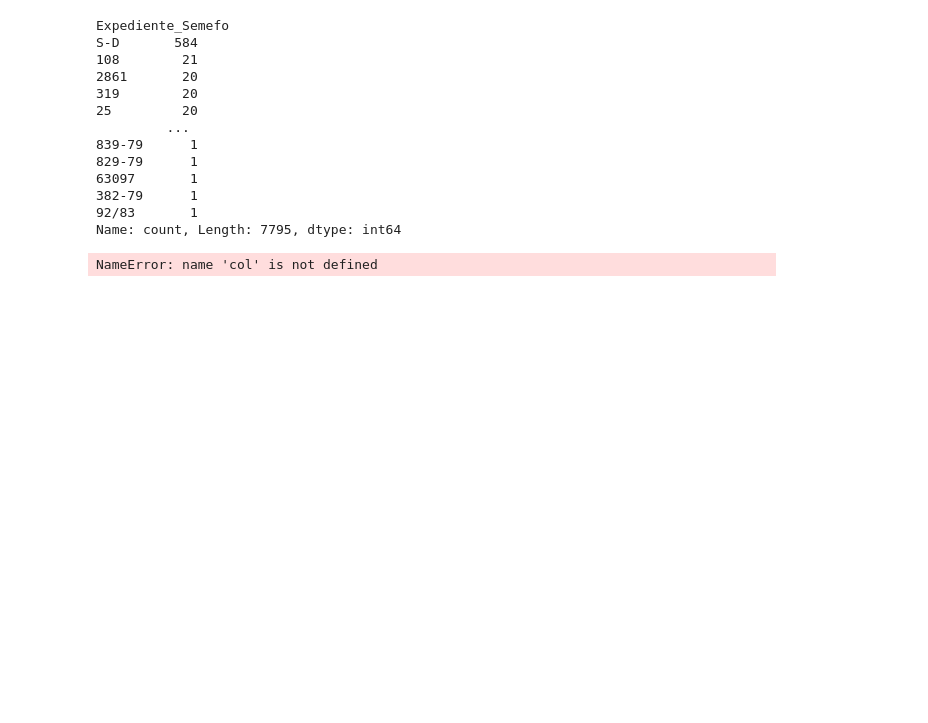
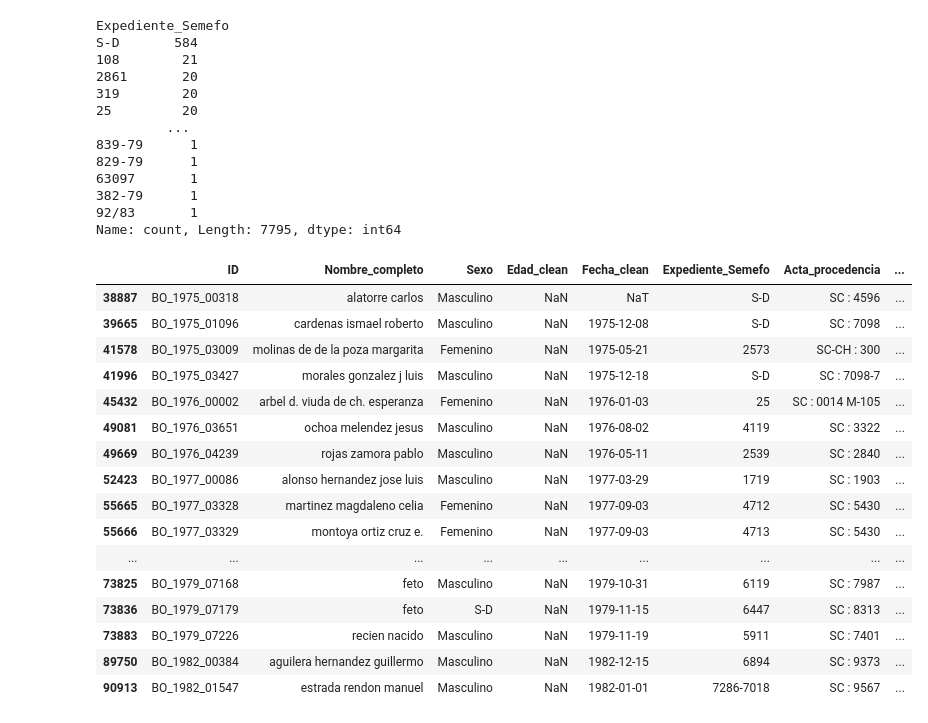
Before and after one commit to mar-esther23/SEMEFO_busqueda, a Jupyter notebook: BO_revision.ipynb, the cells around one changed output. Cells and saved outputs as stored; diff of their text form; code cells hidden in the pictures; blank space fills up the shorter version.

Commit message:
Diagnosticos

```diff
--- a/BO_revision.ipynb
+++ b/BO_revision.ipynb
@@ -76,0 +103,4 @@ df
+# %%
+df = pd.read_pickle('data_raw/SEMEFO_BO_all_revision.pkl')
+df.reset_index(inplace=True)
+df
@@ -521,7 +565,25 @@ S-D       584
 382-79      1
 92/83       1
 Name: count, Length: 7795, dtype: int64
+# %%
+key_col = ['ID','Nombre_completo', 'Sexo', 'Edad_clean', 'Fecha_clean', 'Expediente_Semefo', 'Acta_procedencia', 'Diagnostico']
 # %%
-df.loc[df['Procedencia'].str.contains('SC'), col]
+df.loc[df['Procedencia'].str.contains('SC'), key_col]
 # %% [output]
-NameError: name 'col' is not defined
+|  | ID | Nombre_completo | Sexo | Edad_clean | Fecha_clean | Expediente_Semefo | Acta_procedencia | ... |
+| 38887 | BO_1975_00318 | alatorre carlos | Masculino | NaN | NaT | S-D | SC : 4596 | ... |
+| 39665 | BO_1975_01096 | cardenas ismael roberto | Masculino | NaN | 1975-12-08 | S-D | SC : 7098 | ... |
+| 41578 | BO_1975_03009 | molinas de de la poza margarita | Femenino | NaN | 1975-05-21 | 2573 | SC-CH : 300 | ... |
+| 41996 | BO_1975_03427 | morales gonzalez j luis | Masculino | NaN | 1975-12-18 | S-D | SC : 7098-7 | ... |
+| 45432 | BO_1976_00002 | arbel d. viuda de ch. esperanza | Femenino | NaN | 1976-01-03 | 25 | SC : 0014 M-105 | ... |
+| 49081 | BO_1976_03651 | ochoa melendez jesus | Masculino | NaN | 1976-08-02 | 4119 | SC : 3322 | ... |
+| 49669 | BO_1976_04239 | rojas zamora pablo | Masculino | NaN | 1976-05-11 | 2539 | SC : 2840 | ... |
+| 52423 | BO_1977_00086 | alonso hernandez jose luis | Masculino | NaN | 1977-03-29 | 1719 | SC : 1903 | ... |
+| 55665 | BO_1977_03328 | martinez magdaleno celia | Femenino | NaN | 1977-09-03 | 4712 | SC : 5430 | ... |
+| 55666 | BO_1977_03329 | montoya ortiz cruz e. | Femenino | NaN | 1977-09-03 | 4713 | SC : 5430 | ... |
+| ... | ... | ... | ... | ... | ... | ... | ... | ... |
+| 73825 | BO_1979_07168 | feto | Masculino | NaN | 1979-10-31 | 6119 | SC : 7987 | ... |
+| 73836 | BO_1979_07179 | feto | S-D | NaN | 1979-11-15 | 6447 | SC : 8313 | ... |
+| 73883 | BO_1979_07226 | recien nacido | Masculino | NaN | 1979-11-19 | 5911 | SC : 7401 | ... |
+| 89750 | BO_1982_00384 | aguilera hernandez guillermo | Masculino | NaN | 1982-12-15 | 6894 | SC : 9373 | ... |
+| 90913 | BO_1982_01547 | estrada rendon manuel | Masculino | NaN | 1982-01-01 | 7286-7018 | SC : 9567 | ... |
```
Also changed, not shown: parts of 13 cells of this notebook, 3 other files.
